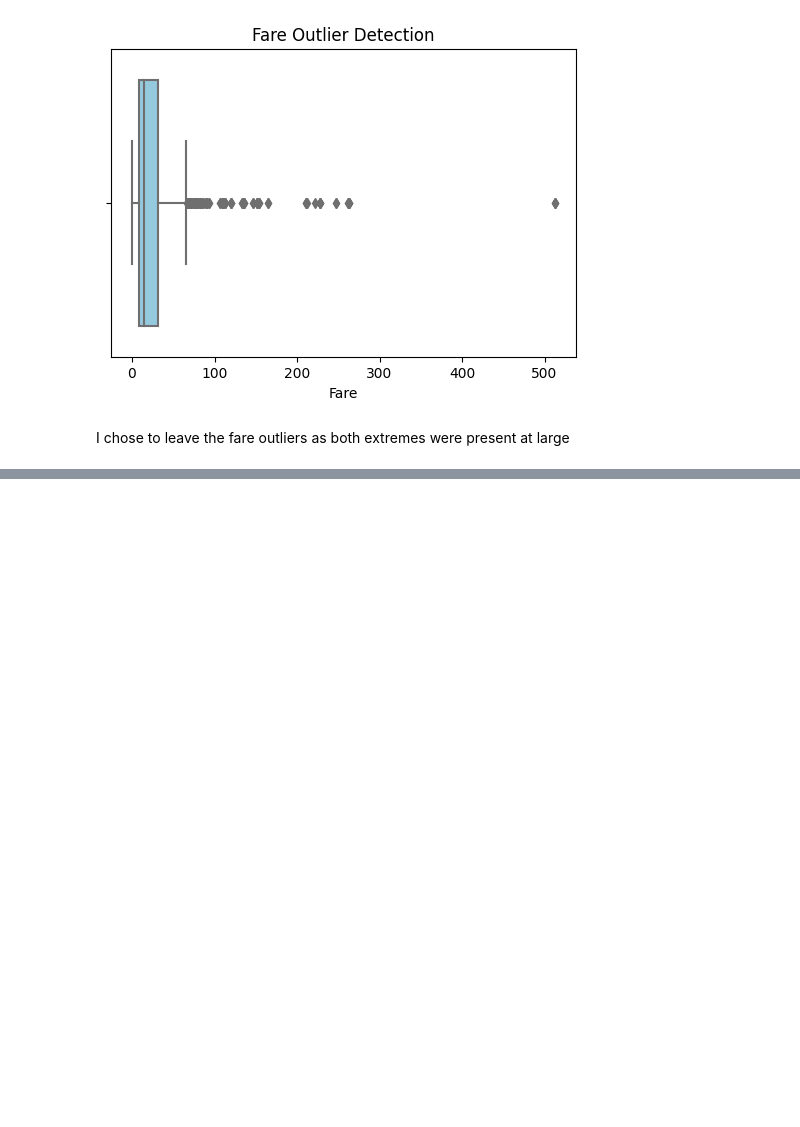
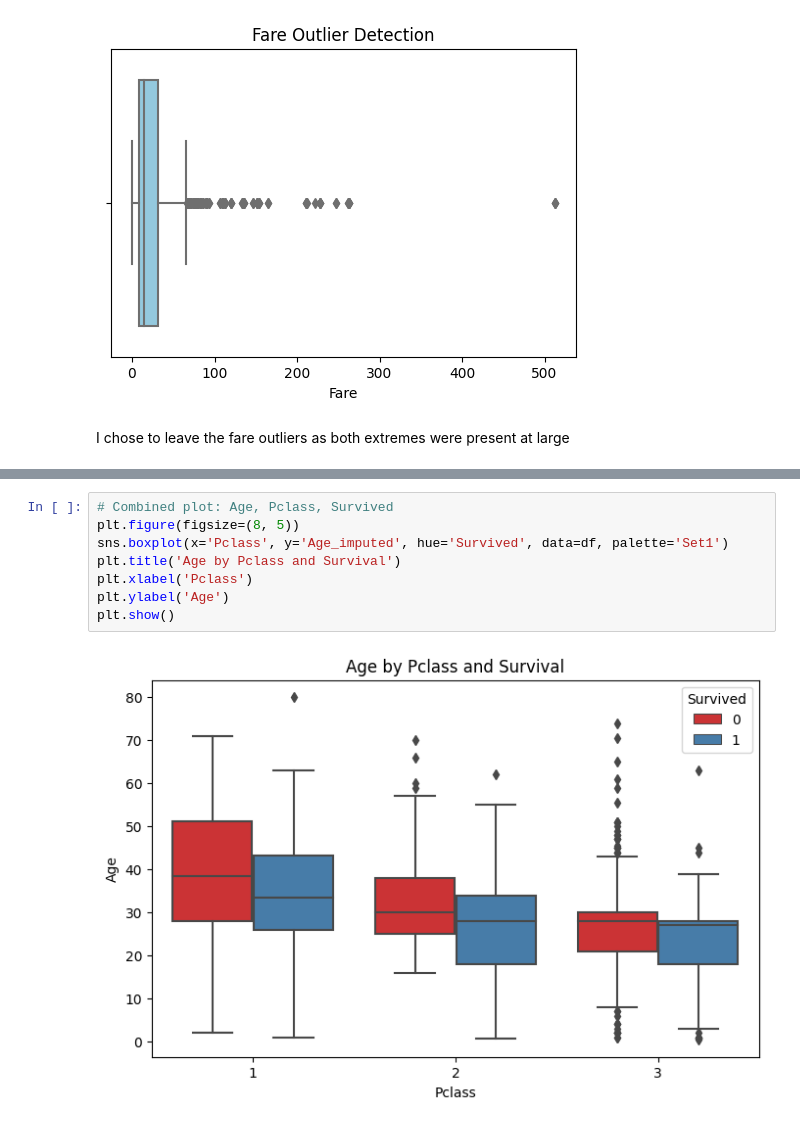
Before and after one commit to Wuodmadam/Kaggle-notebook-Titanic, a Jupyter notebook: TitanicDataset.ipynb, the cells around one changed output, grey strips where cells are left out. Saved outputs shown, nothing was run; the diff lists cells and outputs as text; blank space fills up the shorter version.

```diff
--- a/TitanicDataset.ipynb
+++ b/TitanicDataset.ipynb
@@ -240,0 +267,10 @@ I chose to leave the fare outliers as both extremes were present at large
+# %%
+# Combined plot: Age, Pclass, Survived
+plt.figure(figsize=(8, 5))
+sns.boxplot(x='Pclass', y='Age_imputed', hue='Survived', data=df, palette='Set1')
+plt.title('Age by Pclass and Survival')
+plt.xlabel('Pclass')
+plt.ylabel('Age')
+plt.show()
+# %% [output]
+[figure, added]
```
Also changed, not shown: parts of 3 cells of this notebook.
